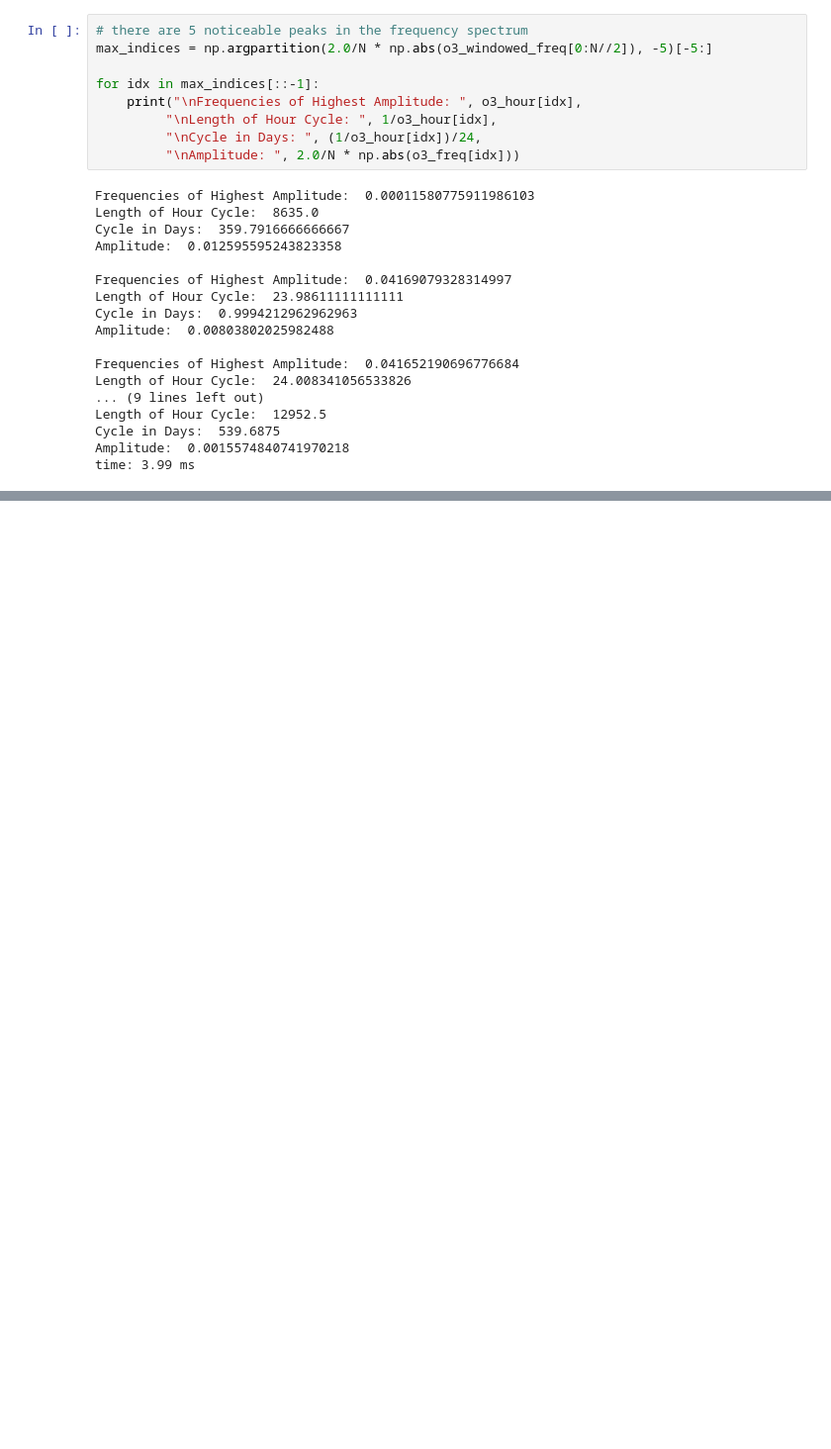
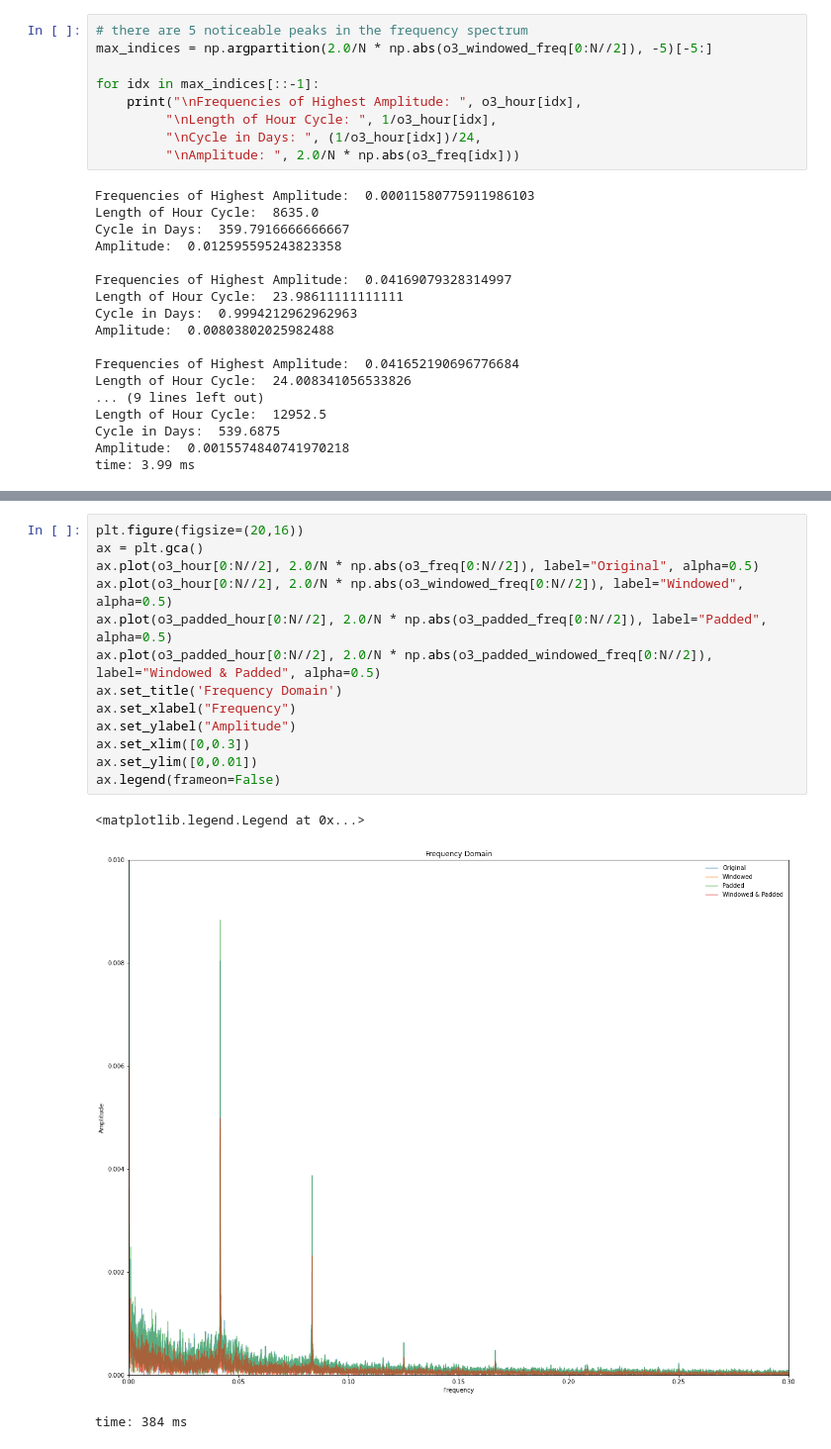
Before and after one commit to jgib124/Air-Quality-Warning-System, a Jupyter notebook: jupyter/exploratory_da.ipynb, the cells around one changed output, grey strips where cells are left out. Shown at 99% size. Drawn from its saved outputs; the diff is of its cells as text; blank space fills up the shorter version.

```diff
--- a/jupyter/exploratory_da.ipynb
+++ b/jupyter/exploratory_da.ipynb
@@ -406,0 +475,17 @@ The windowed FFT returns similar frequencies, with the yearly having the greates
+# %%
+plt.figure(figsize=(20,16))
+ax = plt.gca()
+ax.plot(o3_hour[0:N//2], 2.0/N * np.abs(o3_freq[0:N//2]), label="Original", alpha=0.5)
+ax.plot(o3_hour[0:N//2], 2.0/N * np.abs(o3_windowed_freq[0:N//2]), label="Windowed", alpha=0.5)
+ax.plot(o3_padded_hour[0:N//2], 2.0/N * np.abs(o3_padded_freq[0:N//2]), label="Padded", alpha=0.5)
+ax.plot(o3_padded_hour[0:N//2], 2.0/N * np.abs(o3_padded_windowed_freq[0:N//2]), label="Windowed & Padded", alpha=0.5)
+ax.set_title('Frequency Domain')
+ax.set_xlabel("Frequency")
+ax.set_ylabel("Amplitude")
+ax.set_xlim([0,0.3])
+ax.set_ylim([0,0.01])
+ax.legend(frameon=False)
+# %% [output]
+<matplotlib.legend.Legend at 0x...>
+[figure, added]
+time: 384 ms
```
Also changed, not shown: parts of 7 cells of this notebook.
